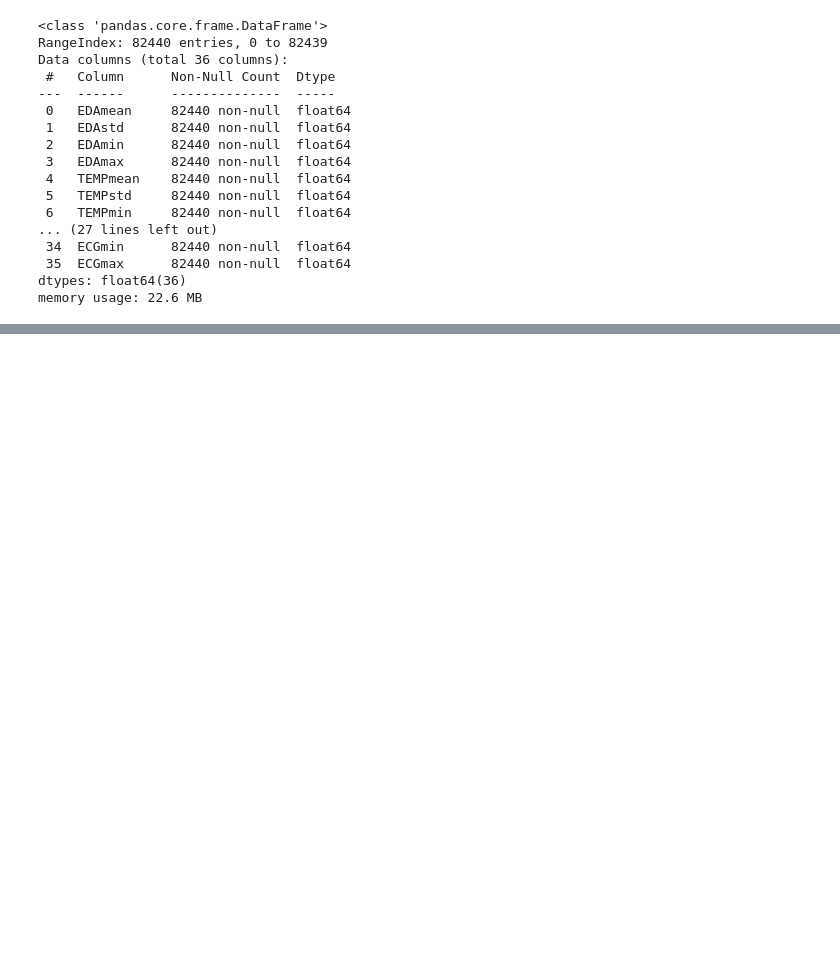
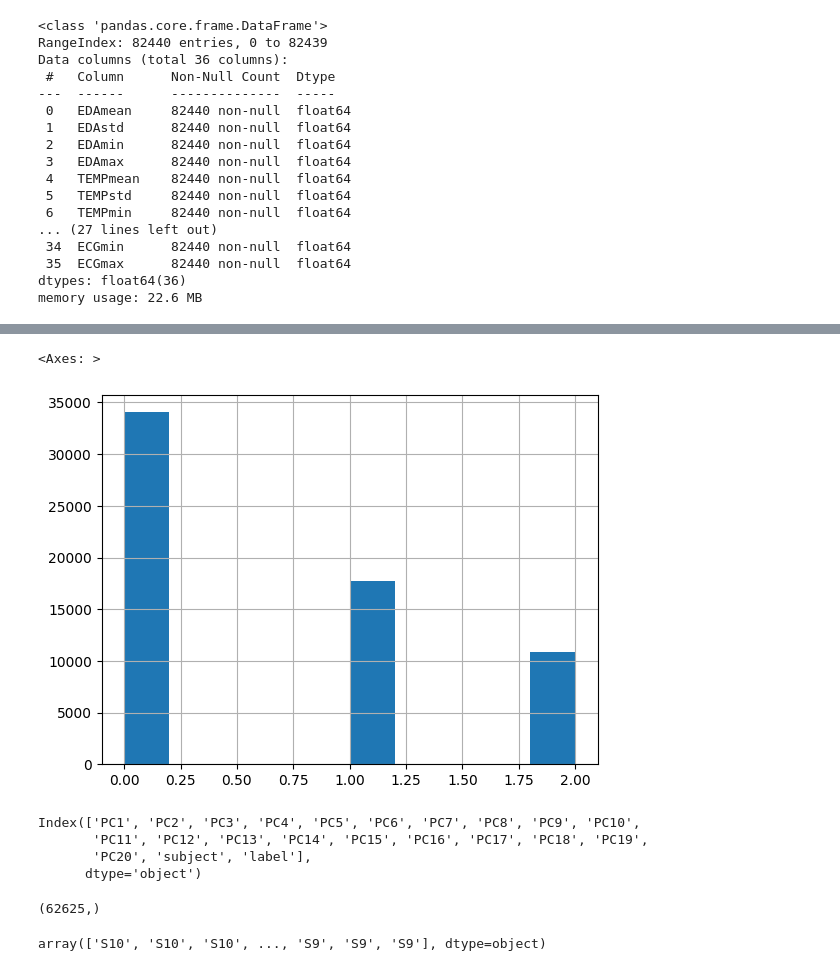
Before and after one commit to Momellouky/stress_detection_using_physiological_signals, a Jupyter notebook: src/notebooks/EDA.ipynb, the cells around one changed output, grey strips where cells are left out. Drawn from its saved outputs; the diff is of its cells as text; code cells hidden in the pictures; blank space fills up the shorter version.

```diff
--- a/src/notebooks/EDA.ipynb
+++ b/src/notebooks/EDA.ipynb
@@ -276,0 +304,7 @@ scaled_data['label'] = labels_col
+# %%
+# Remove data points that does not belong to classes : [0, 1, 2]
+# Other data points have no interesting labels for out classification task
+# for more details check weasd_readme.pdf
+
+# scaled_data_ is a scaled_data version used in training and testing.
+scaled_data_ = scaled_data[(scaled_data['label'] == 0) | (scaled_data['label'] == 1) | (scaled_data['label'] == 2)]
@@ -276,0 +331,25 @@ scaled_data['label'] = labels_col
+# %%
+# Visualize the label distribution after filtering unwanted labels
+
+scaled_data_.label.hist()
+# %% [output]
+<Axes: >
+[figure, added]
+# %%
+scaled_data_.columns
+# %% [output]
+Index(['PC1', 'PC2', 'PC3', 'PC4', 'PC5', 'PC6', 'PC7', 'PC8', 'PC9', 'PC10',
+       'PC11', 'PC12', 'PC13', 'PC14', 'PC15', 'PC16', 'PC17', 'PC18', 'PC19',
+       'PC20', 'subject', 'label'],
+      dtype='object')
+# %%
+# Due the label filtering, we need to update our list of subjects
+
+subjects_col_ = scaled_data_.subject
+subjects_col_.shape
+# %% [output]
+(62625,)
+# %%
+subjects_col_.values
+# %% [output]
+array(['S10', 'S10', 'S10', ..., 'S9', 'S9', 'S9'], dtype=object)
```
Also changed, not shown: parts of 7 cells of this notebook.
